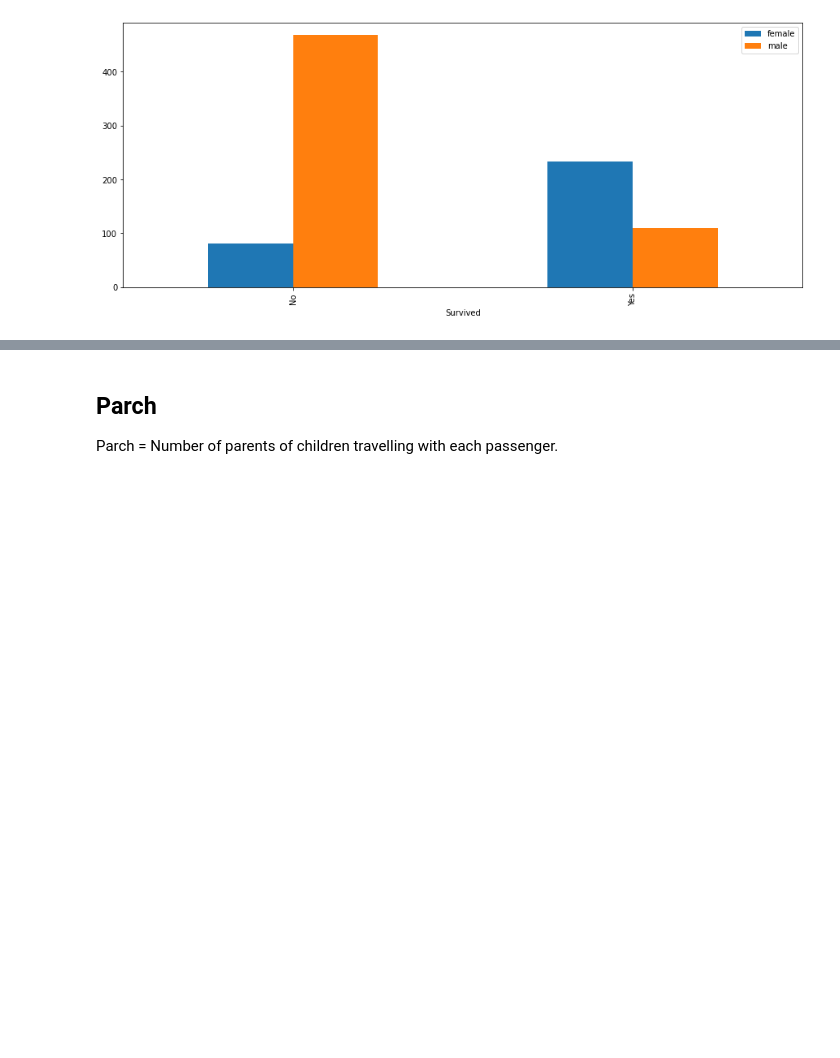
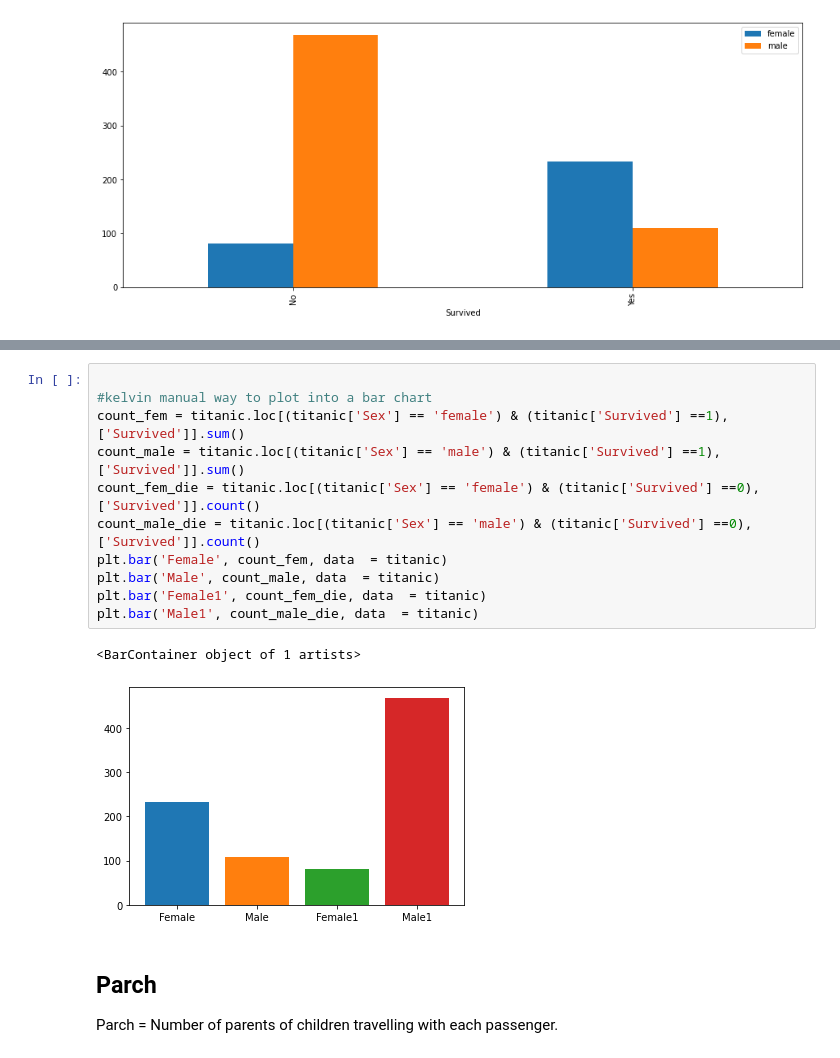
Before and after one commit to Vonte21/IOD, a Jupyter notebook: Labs/IOD_Lab 3.2.1.ipynb, the cells around one changed output, grey strips where cells are left out. Cells and saved outputs as stored; diff of their text form; blank space fills up the shorter version.

```diff
--- a/Labs/IOD_Lab 3.2.1.ipynb
+++ b/Labs/IOD_Lab 3.2.1.ipynb
@@ -229,3 +325,17 @@ bar_charts(titanic, 'Sex')
+# %%
+
+#kelvin manual way to plot into a bar chart
+count_fem = titanic.loc[(titanic['Sex'] == 'female') & (titanic['Survived'] ==1),['Survived']].sum()
+count_male = titanic.loc[(titanic['Sex'] == 'male') & (titanic['Survived'] ==1),['Survived']].sum()
+count_fem_die = titanic.loc[(titanic['Sex'] == 'female') & (titanic['Survived'] ==0),['Survived']].count()
+count_male_die = titanic.loc[(titanic['Sex'] == 'male') & (titanic['Survived'] ==0),['Survived']].count()
+plt.bar('Female', count_fem, data  = titanic)
+plt.bar('Male', count_male, data  = titanic)
+plt.bar('Female1', count_fem_die, data  = titanic)
+plt.bar('Male1', count_male_die, data  = titanic)
+# %% [output]
+<BarContainer object of 1 artists>
+[figure, added]
 # %% [markdown]
 ## Parch
 
```
Also changed, not shown: parts of 23 cells of this notebook.
